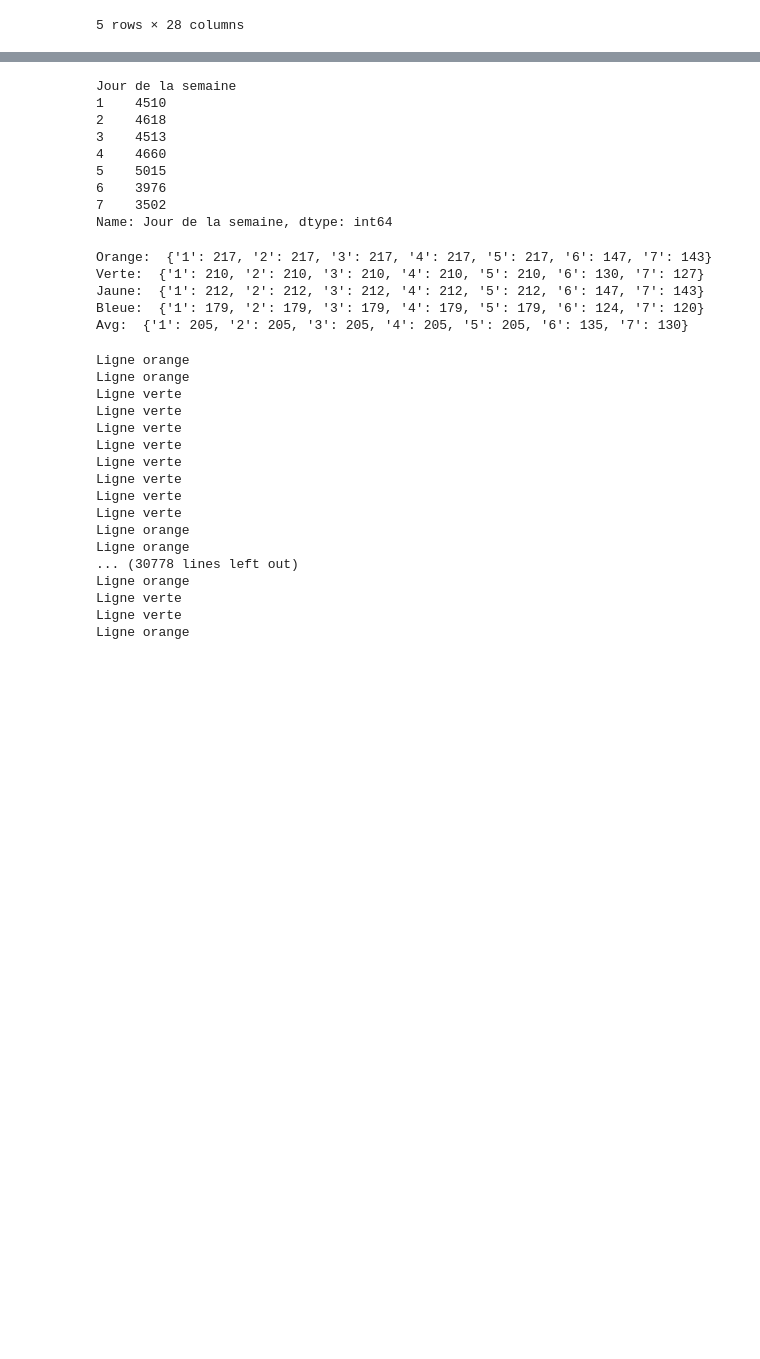
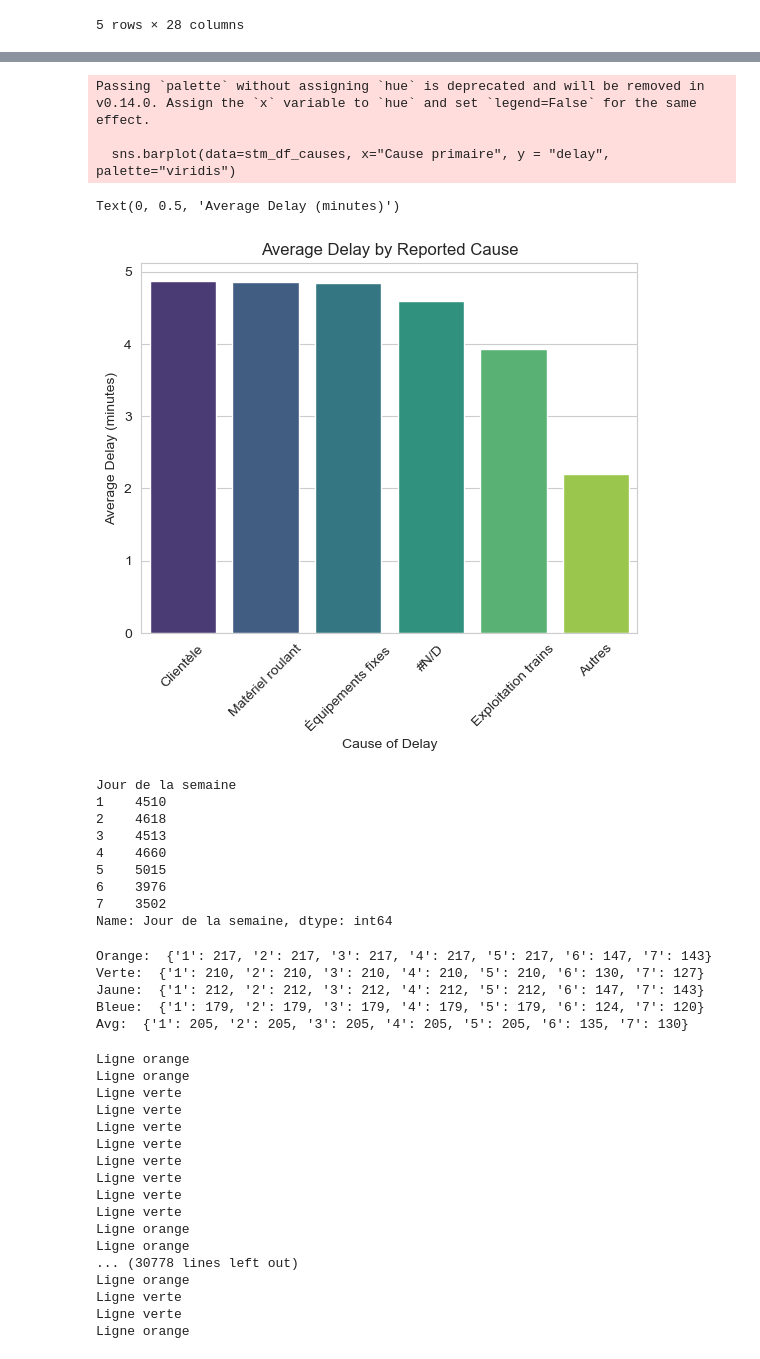
Before and after one commit to katherinewest/CME538_2023, a Jupyter notebook: EDA.ipynb, the cells around one changed output, grey strips where cells are left out. Saved outputs shown, nothing was run; the diff lists cells and outputs as text; code cells hidden in the pictures; blank space fills up the shorter version.

```diff
--- a/EDA.ipynb
+++ b/EDA.ipynb
@@ -481,3 +503,7 @@ stm_df.describe()
 | 50% | 0.000000 | 0.000000 | 0.000000 | 0.000000 | 0.000000 | 2021.000000 | 6.000000 | ... |
 | 75% | 0.000000 | 0.000000 | 0.000000 | 0.000000 | 0.000000 | 2022.000000 | 9.000000 | ... |
 | max | 1.000000 | 1.000000 | 1.000000 | 1.000000 | 1.000000 | 2023.000000 | 12.000000 | ... |
+# %%
+stm_df_causes = stm_df_backup.groupby("Cause primaire").mean("delay").sort_values(by = "delay", ascending=False).reset_index()
+
+stm_df_causes
@@ -484,3 +518,15 @@ stm_df.describe()
+# %%
+sns.barplot(data=stm_df_causes, x="Cause primaire", y = "delay", palette="viridis")
+plt.xticks(rotation=45)
+plt.title("Average Delay by Reported Cause")
+plt.xlabel("Cause of Delay")
+plt.ylabel("Average Delay (minutes)")
+# %% [output]
+Passing `palette` without assigning `hue` is deprecated and will be removed in v0.14.0. Assign the `x` variable to `hue` and set `legend=False` for the same effect.
+
+  sns.barplot(data=stm_df_causes, x="Cause primaire", y = "delay", palette="viridis")
+Text(0, 0.5, 'Average Delay (minutes)')
+[figure, added]
 # %%
 stm_df["cause"] = stm_df["Cause primaire"] + " " + stm_df["Cause secondaire"]
 # %%
```
Also changed, not shown: parts of 6 cells of this notebook.
